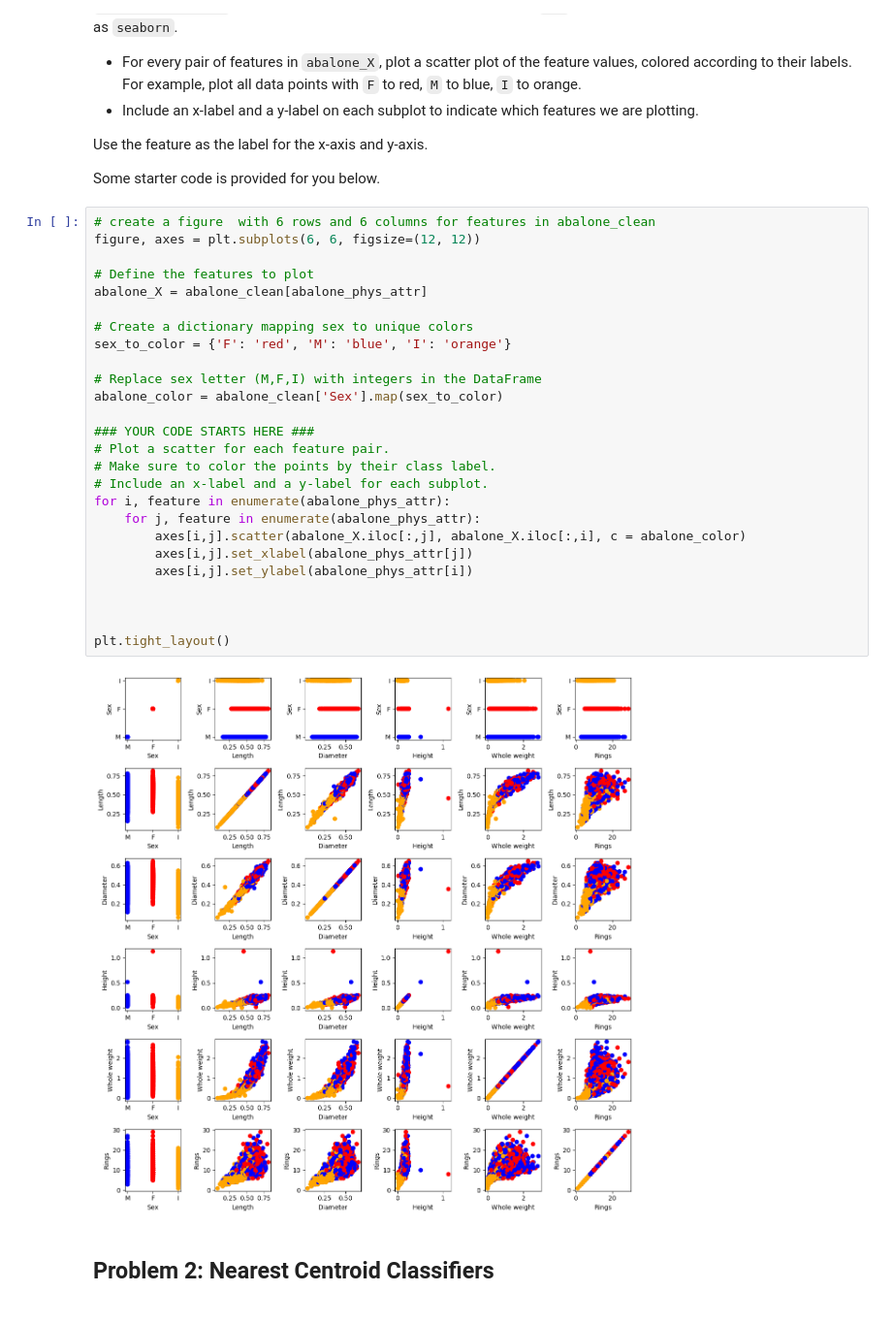
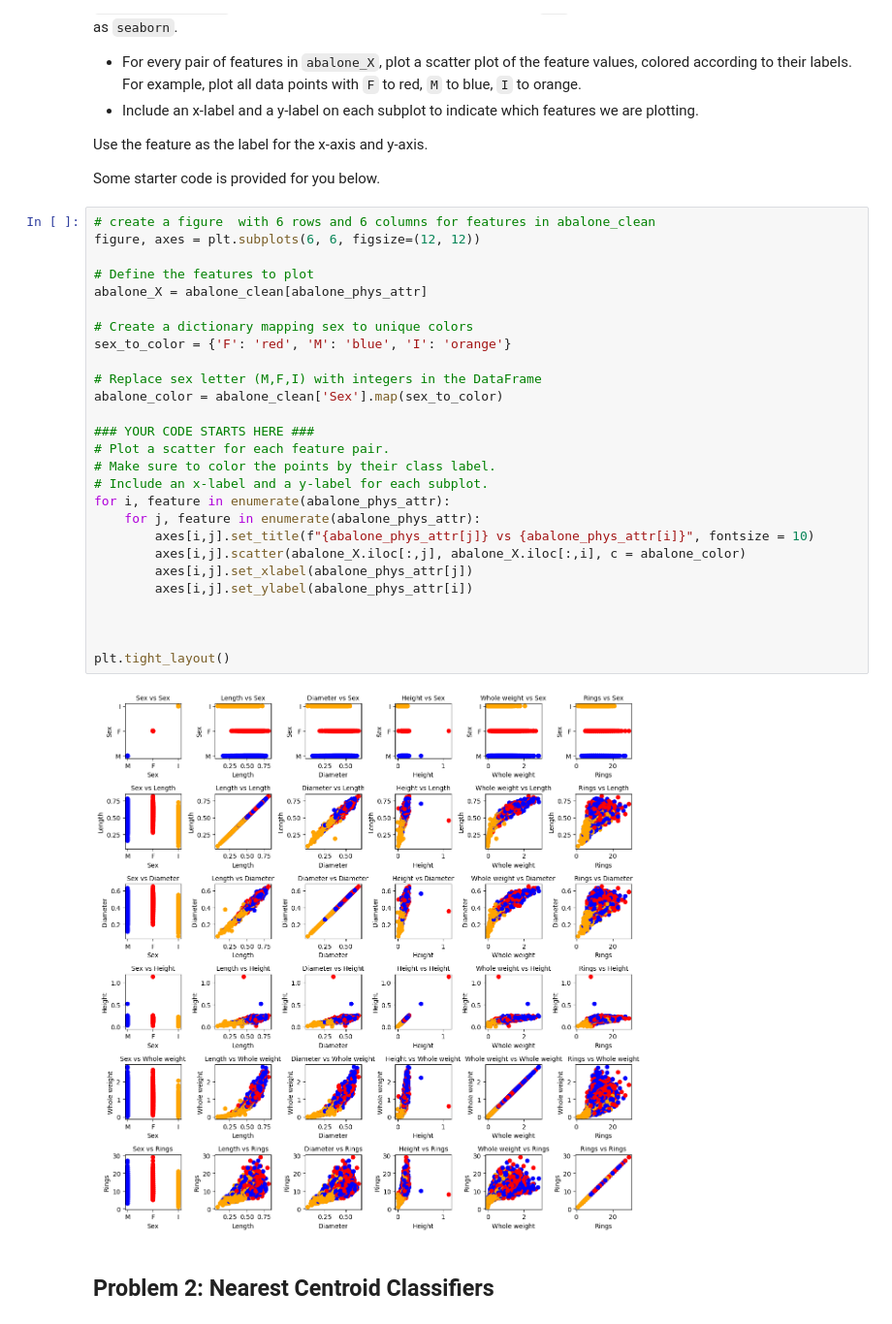
Before and after one commit to Jxykb/ics178HW1, a Jupyter notebook: student/cs178_sp25_hw1.ipynb, the cells around one changed output. Shown at 97% size. Drawn from its saved outputs; the diff is of its cells as text.

```diff
--- a/student/cs178_sp25_hw1.ipynb
+++ b/student/cs178_sp25_hw1.ipynb
@@ -522,31 +522,32 @@ Some starter code is provided for you below.
 # %%
 # create a figure  with 6 rows and 6 columns for features in abalone_clean
 figure, axes = plt.subplots(6, 6, figsize=(12, 12))
 
 # Define the features to plot
 abalone_X = abalone_clean[abalone_phys_attr]
 
 # Create a dictionary mapping sex to unique colors
 sex_to_color = {'F': 'red', 'M': 'blue', 'I': 'orange'}
 
 # Replace sex letter (M,F,I) with integers in the DataFrame
 abalone_color = abalone_clean['Sex'].map(sex_to_color)
 
 ### YOUR CODE STARTS HERE ###
 # Plot a scatter for each feature pair.
 # Make sure to color the points by their class label.
 # Include an x-label and a y-label for each subplot.
 for i, feature in enumerate(abalone_phys_attr):
     for j, feature in enumerate(abalone_phys_attr):
+        axes[i,j].set_title(f"{abalone_phys_attr[j]} vs {abalone_phys_attr[i]}", fontsize = 10)
         axes[i,j].scatter(abalone_X.iloc[:,j], abalone_X.iloc[:,i], c = abalone_color)
         axes[i,j].set_xlabel(abalone_phys_attr[j])
         axes[i,j].set_ylabel(abalone_phys_attr[i])
 
 
 
 plt.tight_layout()
 # %% [output]
-[figure, old version]
+[figure, new version]
 # %% [markdown]
 <!-- END QUESTION -->
 
```
Also changed, not shown: parts of 11 cells of this notebook, 1 other file.
